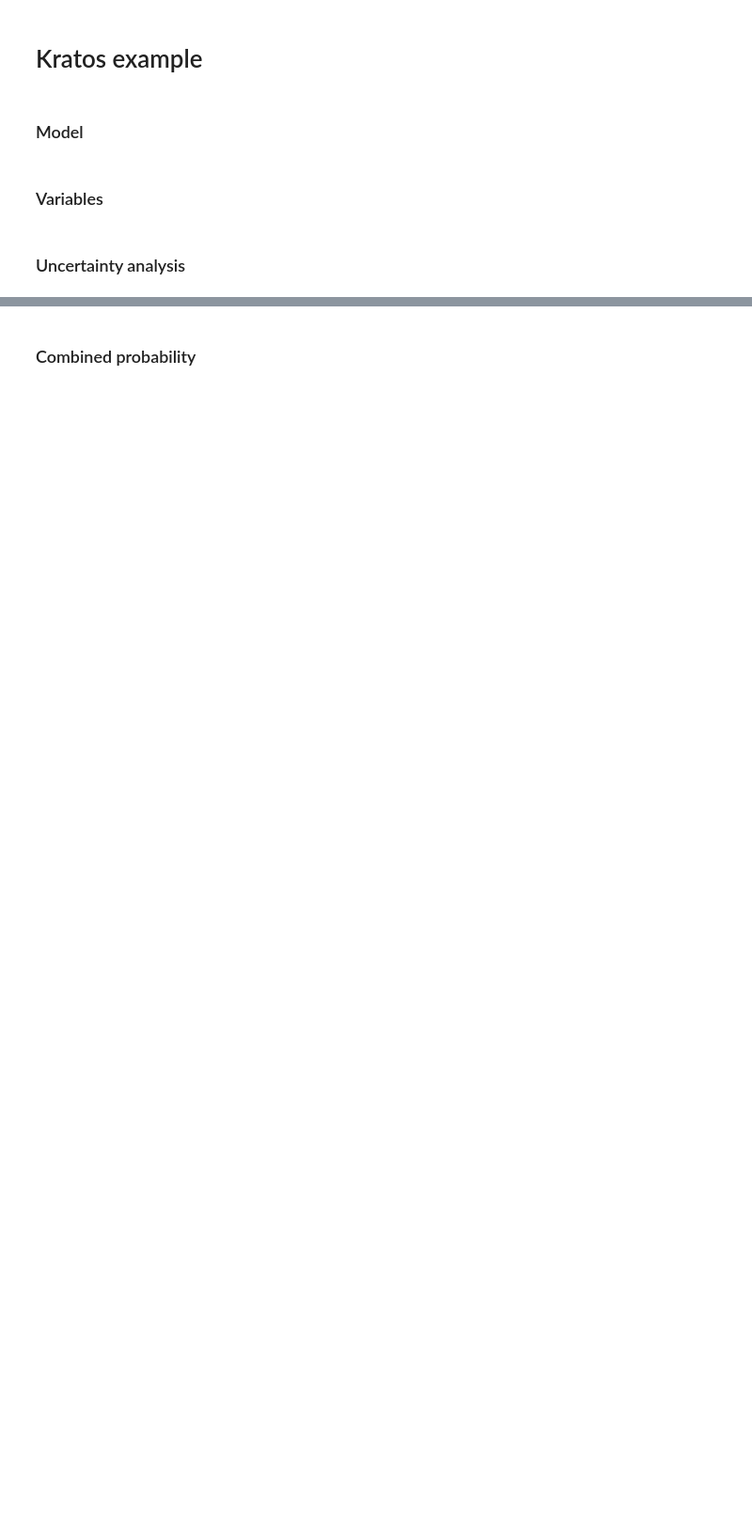
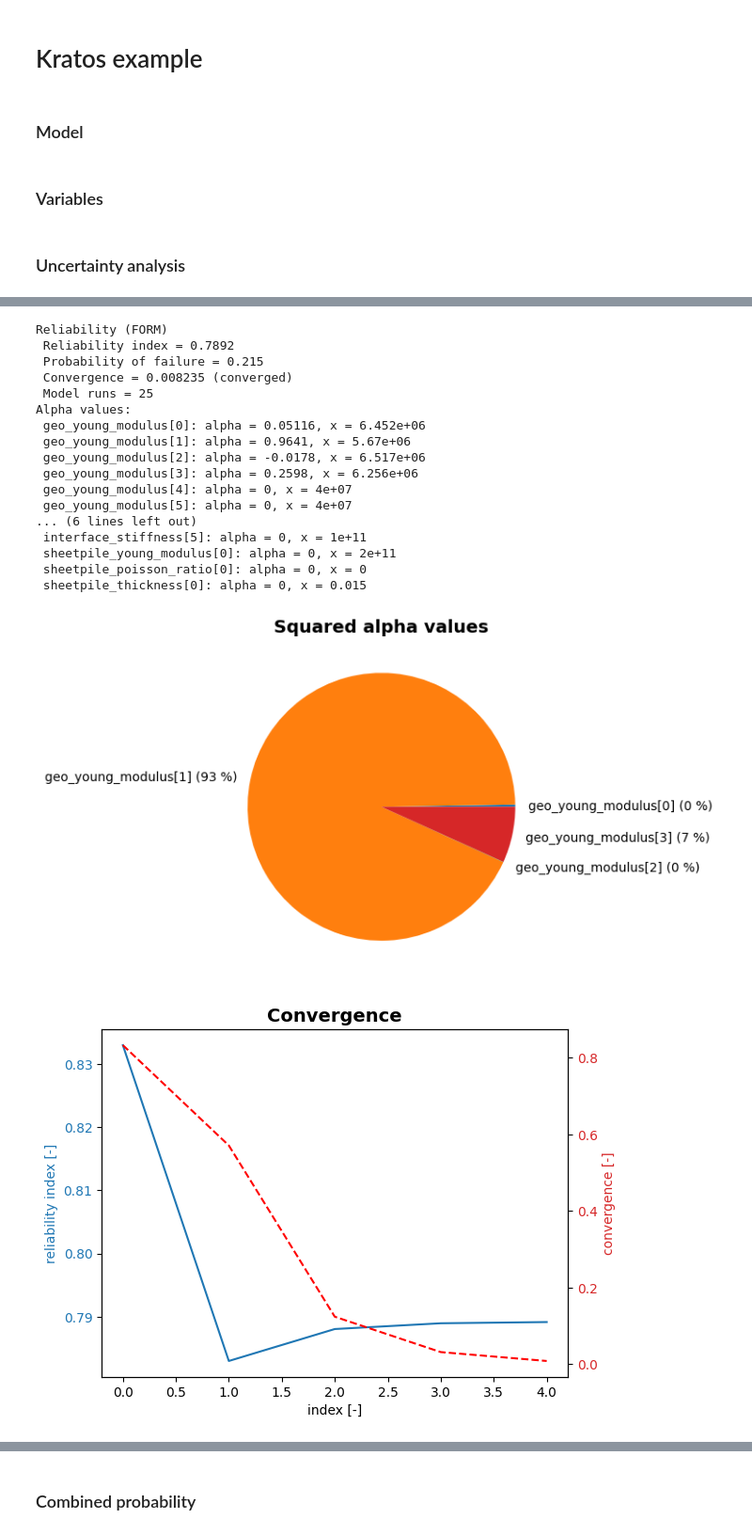
Before and after one commit to Deltares/ProbabilisticLibrary, a Jupyter notebook: sources/Deltares.Probabilistic.PWrapper.Examples/kratos/proven_strength_linear.ipynb, the cells around one changed output, grey strips where cells are left out. Shown at 94% size. Saved outputs shown, nothing was run; the diff lists cells and outputs as text; code cells hidden in the pictures; blank space fills up the shorter version.

```diff
--- a/sources/Deltares.Probabilistic.PWrapper.Examples/kratos/proven_strength_linear.ipynb
+++ b/sources/Deltares.Probabilistic.PWrapper.Examples/kratos/proven_strength_linear.ipynb
@@ -77,26 +81,46 @@ Sheetpile thickness = 0.015 in year 50
 # %%
 project = ReliabilityProject()
 wrapper = zfuncwrapper_linear(output_stage_number = 3, clean_up = True)
 project.model = wrapper.total_displacement
 
 sheetpile_thickness = 0.015
-define_project_variables(project, sheetpile_thickness)
+project = define_project_variables(project, sheetpile_thickness)
 
 project.limit_state_function.parameter = project.model.output_parameters[0]
 project.limit_state_function.compare_type = CompareType.less_than
-project.limit_state_function.critical_value = -0.13
+project.limit_state_function.critical_value = -0.17
 
 project.settings.reliability_method = ReliabilityMethod.form
 project.settings.epsilon_beta = 0.02
 project.settings.maximum_iterations = 50
 project.settings.save_convergence = True
 project.settings.save_realizations = True
 
 project.run()
 
 project.design_point.print()
 project.design_point.plot_alphas()
 project.design_point.plot_convergence()
 project.design_point.plot_realizations()
 
 prior = project.design_point
+# %% [output]
+Reliability (FORM)
+ Reliability index = 0.7892
+ Probability of failure = 0.215
+ Convergence = 0.008235 (converged)
+ Model runs = 25
+Alpha values:
+ geo_young_modulus[0]: alpha = 0.05116, x = 6.452e+06
+ geo_young_modulus[1]: alpha = 0.9641, x = 5.67e+06
+ geo_young_modulus[2]: alpha = -0.0178, x = 6.517e+06
+ geo_young_modulus[3]: alpha = 0.2598, x = 6.256e+06
+ geo_young_modulus[4]: alpha = 0, x = 4e+07
+ geo_young_modulus[5]: alpha = 0, x = 4e+07
+... (6 lines left out)
+ interface_stiffness[5]: alpha = 0, x = 1e+11
+ sheetpile_young_modulus[0]: alpha = 0, x = 2e+11
+ sheetpile_poisson_ratio[0]: alpha = 0, x = 0
+ sheetpile_thickness[0]: alpha = 0, x = 0.015
+[figure, added]
+[figure, added]
```
Also changed, not shown: parts of 8 cells of this notebook, 1 other file.
